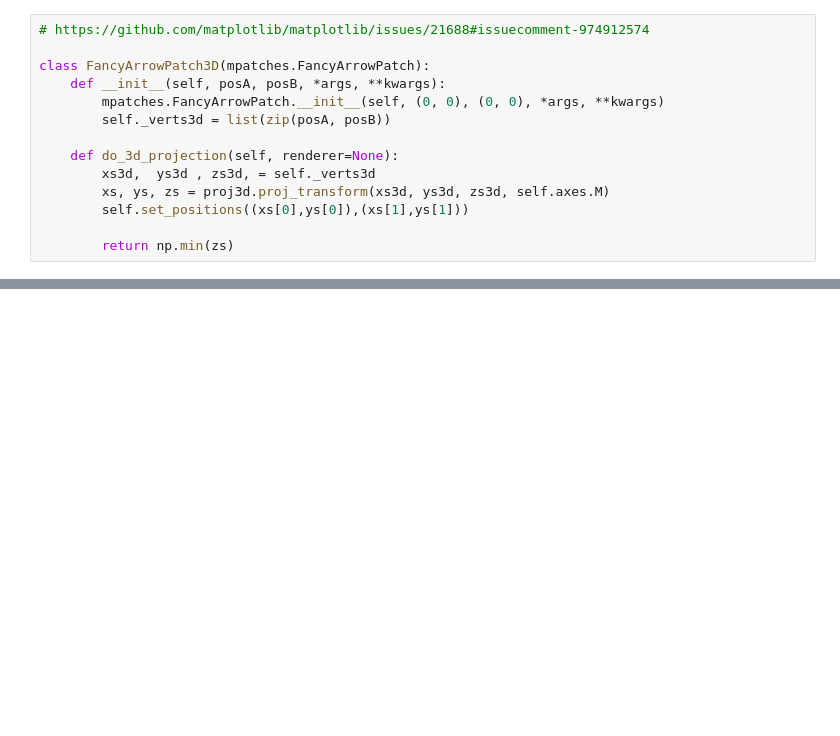
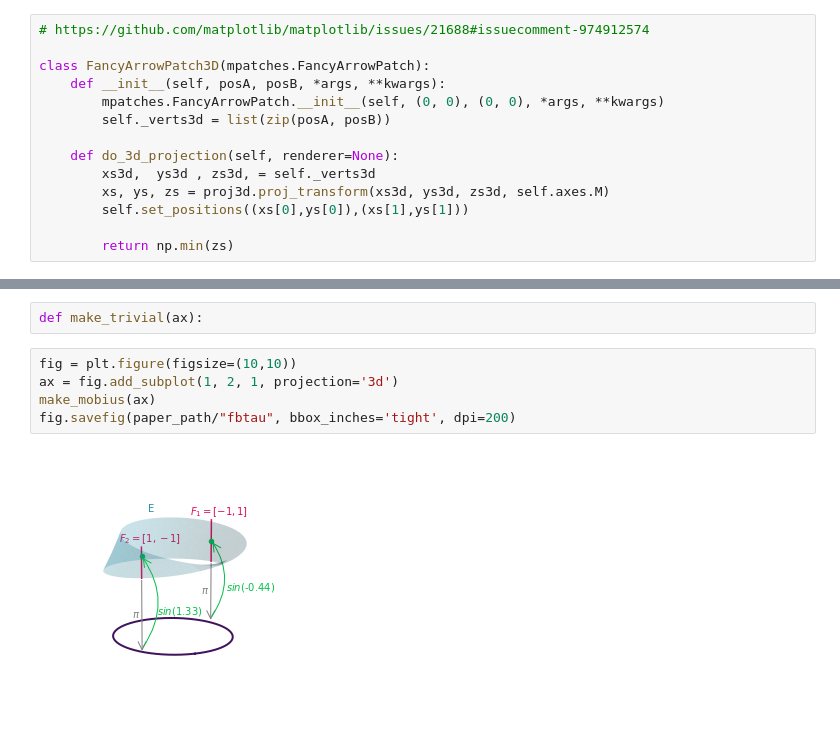
Before and after one commit to story645/team, a Jupyter notebook: paper/figcode/nontrivialbundle.ipynb, the cells around one changed output, grey strips where cells are left out. Drawn from its saved outputs; the diff is of its cells as text; blank space fills up the shorter version.

Commit message:
figures

```diff
--- a/paper/figcode/nontrivialbundle.ipynb
+++ b/paper/figcode/nontrivialbundle.ipynb
@@ -109,0 +103,9 @@ fig.savefig(paper_path/"fbtau", bbox_inches='tight', dpi=200)
+# %%
+def make_trivial(ax):
+# %%
+fig = plt.figure(figsize=(10,10))
+ax = fig.add_subplot(1, 2, 1, projection='3d')
+make_mobius(ax)
+fig.savefig(paper_path/"fbtau", bbox_inches='tight', dpi=200)
+# %% [output]
+[figure, added]
```
Also changed, not shown: parts of 1 cell of this notebook, 1 other file.
